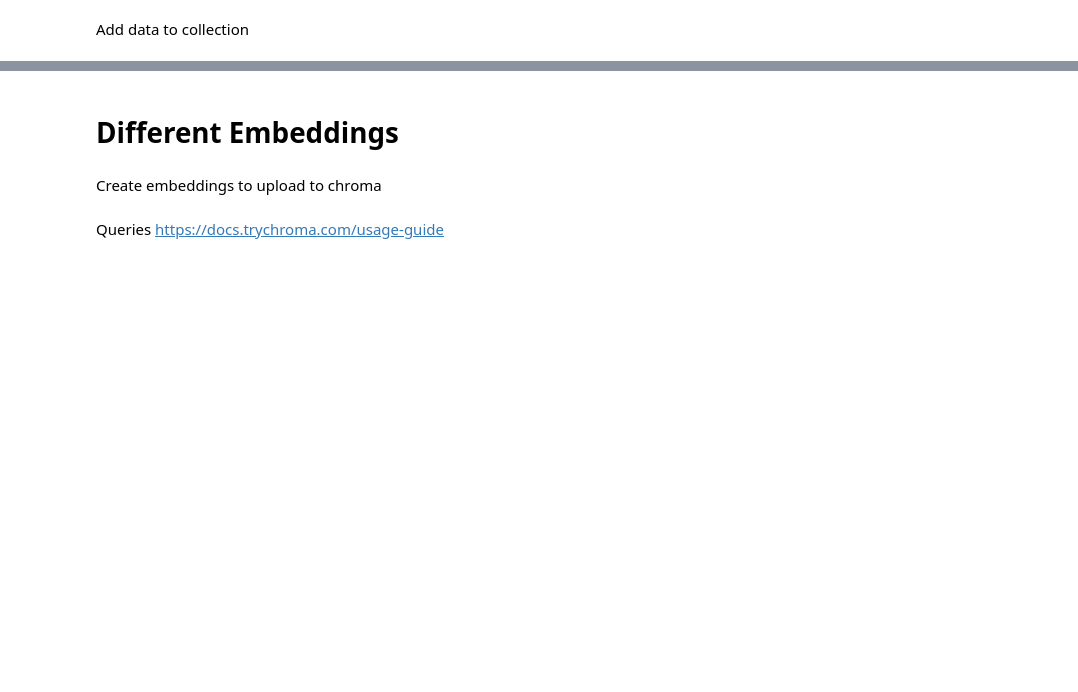
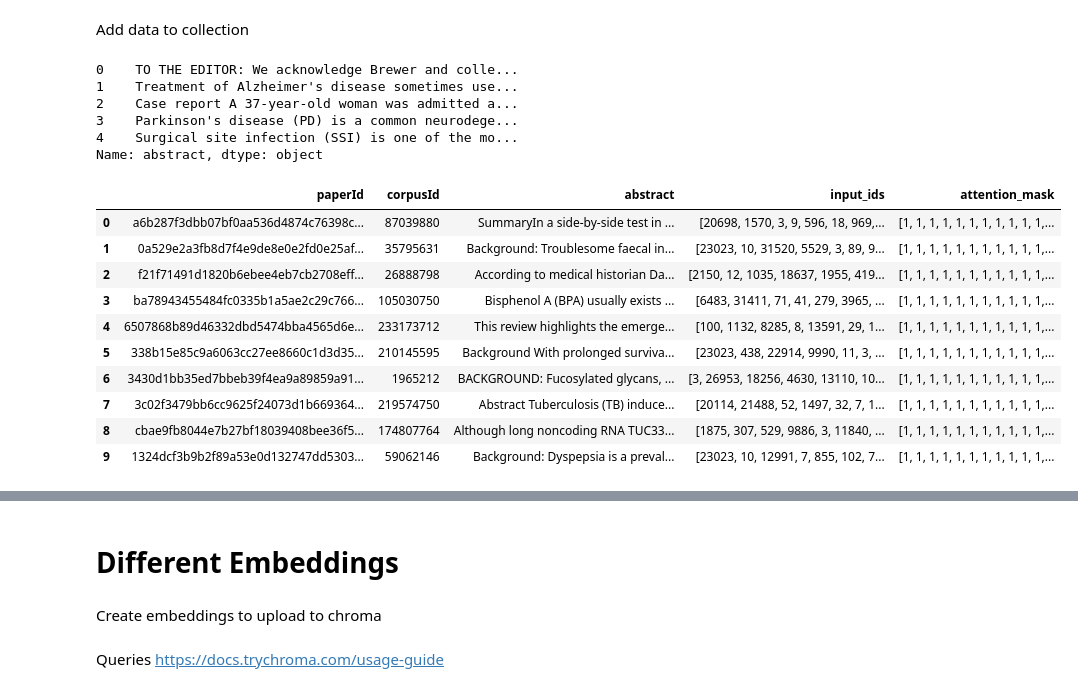
Before and after one commit to leen01/therapeutic-accelerator, a Jupyter notebook: db_work/db_chroma_setup/create_chroma_db.ipynb, the cells around one changed output, grey strips where cells are left out. Cells and saved outputs as stored; diff of their text form; code cells hidden in the pictures; blank space fills up the shorter version.

Commit message:
updated embeddings

```diff
--- a/db_work/db_chroma_setup/create_chroma_db.ipynb
+++ b/db_work/db_chroma_setup/create_chroma_db.ipynb
@@ -72,0 +72,55 @@ collection.add(
+# %%
+# Get attributes table for the metadata embeddings
+table_name = 'abstracts_encodings'
+
+sql = sa.text(f'''
+    SELECT * from {table_name} LEFT JOIN attributes ON ({table_name}."corpusId" = CAST(attributes.corpusid as text)) LIMIT 10;
+''')
+
+with engine.connect() as conn:
+    query = conn.execute(sql)
+
+att = pd.DataFrame(query.fetchall())
+
+# remove unncecessary columns
+att.drop(columns = ['paperId', 'corpusId', 'index', 'id'], inplace = True)
+
+# turn strings into list of dictionaries
+att['s2fieldsofstudy'] = att['s2fieldsofstudy'].apply(create_dictionary).apply(lambda x: pd.Series([d['category'] for d in x]).unique().tolist())
+att['authors'] = att['authors'].apply(create_dictionary)
+
+abstracts = att.abstract
+abstracts.head()
+# %% [output]
+0    TO THE EDITOR: We acknowledge Brewer and colle...
+1    Treatment of Alzheimer's disease sometimes use...
+2    Case report A 37-year-old woman was admitted a...
+3    Parkinson's disease (PD) is a common neurodege...
+4    Surgical site infection (SSI) is one of the mo...
+Name: abstract, dtype: object
+# %%
+# Get attributes table for the metadata embeddings
+table_name = 'abstracts_encodings'
+
+sql = sa.text(f'''
+    SELECT * from {table_name} LIMIT 10;
+''')
+
+with engine.connect() as conn:
+    query = conn.execute(sql)
+
+att = pd.DataFrame(query.fetchall())
+# %%
+att
+# %% [output]
+|  | paperId | corpusId | abstract | input_ids | attention_mask |
+| 0 | a6b287f3dbb07bf0aa536d4874c76398c... | 87039880 | SummaryIn a side-by-side test in ... | [20698, 1570, 3, 9, 596, 18, 969,... | [1, 1, 1, 1, 1, 1, 1, 1, 1, 1, 1,... |
+| 1 | 0a529e2a3fb8d7f4e9de8e0e2fd0e25af... | 35795631 | Background: Troublesome faecal in... | [23023, 10, 31520, 5529, 3, 89, 9... | [1, 1, 1, 1, 1, 1, 1, 1, 1, 1, 1,... |
+| 2 | f21f71491d1820b6ebee4eb7cb2708eff... | 26888798 | According to medical historian Da... | [2150, 12, 1035, 18637, 1955, 419... | [1, 1, 1, 1, 1, 1, 1, 1, 1, 1, 1,... |
+| 3 | ba78943455484fc0335b1a5ae2c29c766... | 105030750 | Bisphenol A (BPA) usually exists ... | [6483, 31411, 71, 41, 279, 3965, ... | [1, 1, 1, 1, 1, 1, 1, 1, 1, 1, 1,... |
+| 4 | 6507868b89d46332dbd5474bba4565d6e... | 233173712 | This review highlights the emerge... | [100, 1132, 8285, 8, 13591, 29, 1... | [1, 1, 1, 1, 1, 1, 1, 1, 1, 1, 1,... |
+| 5 | 338b15e85c9a6063cc27ee8660c1d3d35... | 210145595 | Background With prolonged surviva... | [23023, 438, 22914, 9990, 11, 3, ... | [1, 1, 1, 1, 1, 1, 1, 1, 1, 1, 1,... |
+| 6 | 3430d1bb35ed7bbeb39f4ea9a89859a91... | 1965212 | BACKGROUND: Fucosylated glycans, ... | [3, 26953, 18256, 4630, 13110, 10... | [1, 1, 1, 1, 1, 1, 1, 1, 1, 1, 1,... |
+| 7 | 3c02f3479bb6cc9625f24073d1b669364... | 219574750 | Abstract Tuberculosis (TB) induce... | [20114, 21488, 52, 1497, 32, 7, 1... | [1, 1, 1, 1, 1, 1, 1, 1, 1, 1, 1,... |
+| 8 | cbae9fb8044e7b27bf18039408bee36f5... | 174807764 | Although long noncoding RNA TUC33... | [1875, 307, 529, 9886, 3, 11840, ... | [1, 1, 1, 1, 1, 1, 1, 1, 1, 1, 1,... |
+| 9 | 1324dcf3b9b2f89a53e0d132747dd5303... | 59062146 | Background: Dyspepsia is a preval... | [23023, 10, 12991, 7, 855, 102, 7... | [1, 1, 1, 1, 1, 1, 1, 1, 1, 1, 1,... |
```
Also changed, not shown: parts of 38 cells of this notebook, 5 other files.
